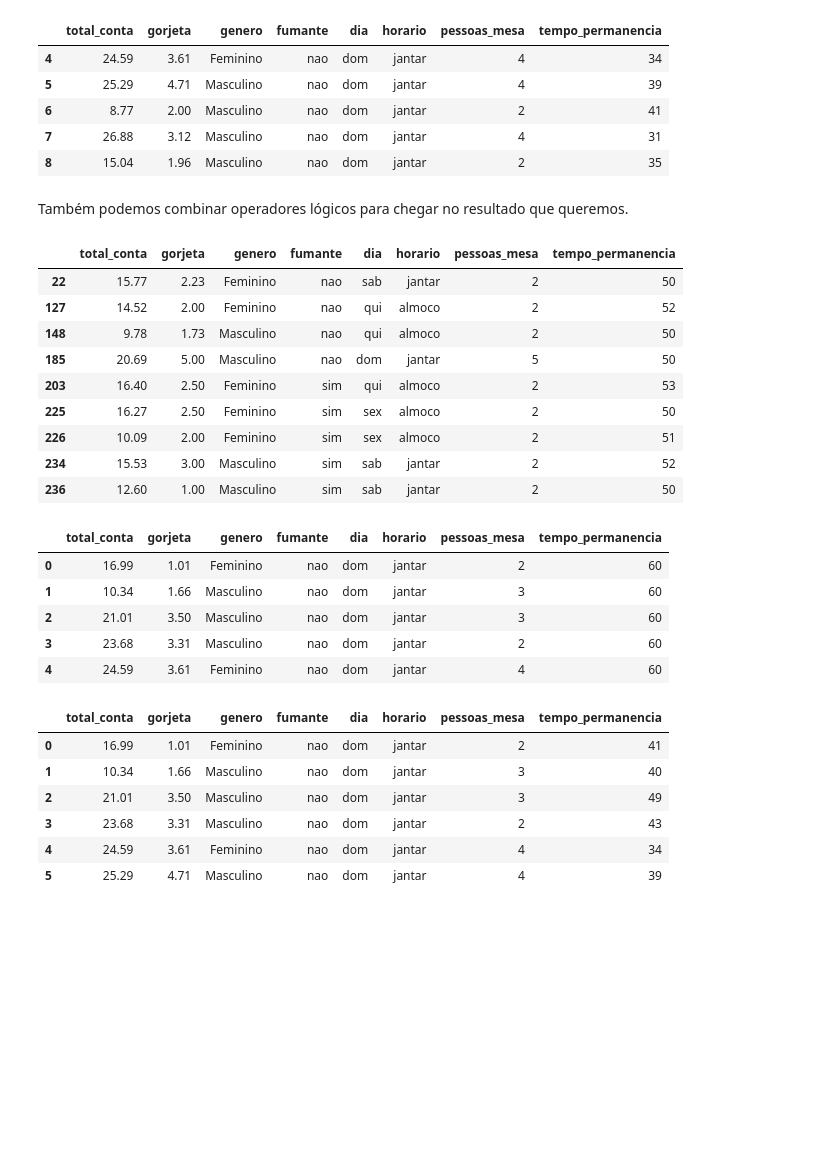
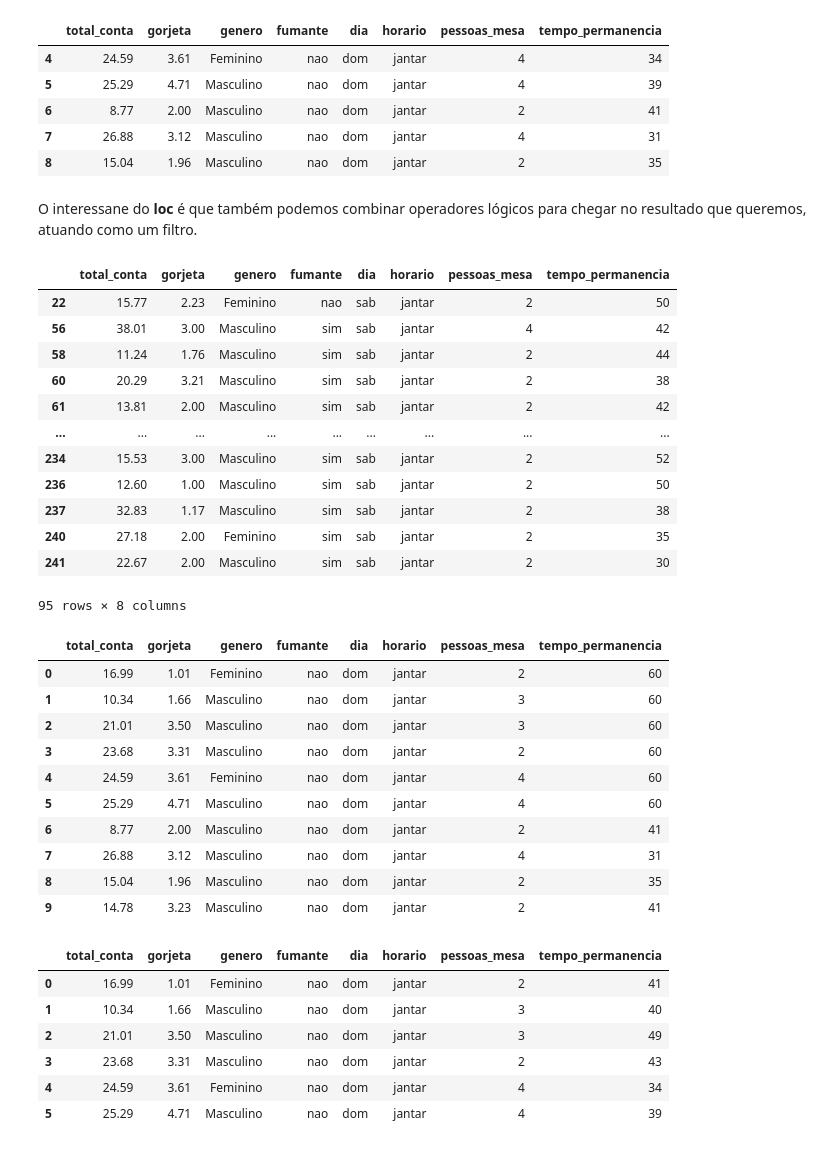
Before and after one commit to andreiporfiro/intro_python_verao_ime_2023, a Jupyter notebook: notebooks/aula02.ipynb, the cells around one changed output. Drawn from its saved outputs; the diff is of its cells as text; code cells hidden in the pictures; blank space fills up the shorter version.

```diff
--- a/notebooks/aula02.ipynb
+++ b/notebooks/aula02.ipynb
@@ -582,26 +599,29 @@ df.loc[4:8] # aqui o intervalo inclui o ultimo numero
 | 7 | 26.88 | 3.12 | Masculino | nao | dom | jantar | 4 | 31 |
 | 8 | 15.04 | 1.96 | Masculino | nao | dom | jantar | 2 | 35 |
 # %% [markdown]
-Também podemos combinar operadores lógicos para chegar no resultado que queremos.
+O interessane do **loc** é que também podemos combinar operadores lógicos para chegar no resultado que queremos, atuando como um filtro.
 # %%
 # vamos selecionar as entradas cujo *tempo_permanencia* seja maior de 50 minutos.
-df.loc[(df['tempo_permanencia']) >= 50]
+df.loc[(df['tempo_permanencia'] >= 50) & (df['genero'] == "Feminino") | (df['fumante'] == "sim")]
 # %% [output]
 |  | total_conta | gorjeta | genero | fumante | dia | horario | pessoas_mesa | tempo_permanencia |
 | 22 | 15.77 | 2.23 | Feminino | nao | sab | jantar | 2 | 50 |
-| 127 | 14.52 | 2.00 | Feminino | nao | qui | almoco | 2 | 52 |
-| 148 | 9.78 | 1.73 | Masculino | nao | qui | almoco | 2 | 50 |
-| 185 | 20.69 | 5.00 | Masculino | nao | dom | jantar | 5 | 50 |
-| 203 | 16.40 | 2.50 | Feminino | sim | qui | almoco | 2 | 53 |
-| 225 | 16.27 | 2.50 | Feminino | sim | sex | almoco | 2 | 50 |
-| 226 | 10.09 | 2.00 | Feminino | sim | sex | almoco | 2 | 51 |
+| 56 | 38.01 | 3.00 | Masculino | sim | sab | jantar | 4 | 42 |
+| 58 | 11.24 | 1.76 | Masculino | sim | sab | jantar | 2 | 44 |
+| 60 | 20.29 | 3.21 | Masculino | sim | sab | jantar | 2 | 38 |
+| 61 | 13.81 | 2.00 | Masculino | sim | sab | jantar | 2 | 42 |
+| ... | ... | ... | ... | ... | ... | ... | ... | ... |
 | 234 | 15.53 | 3.00 | Masculino | sim | sab | jantar | 2 | 52 |
 | 236 | 12.60 | 1.00 | Masculino | sim | sab | jantar | 2 | 50 |
+| 237 | 32.83 | 1.17 | Masculino | sim | sab | jantar | 2 | 38 |
+| 240 | 27.18 | 2.00 | Feminino | sim | sab | jantar | 2 | 35 |
+| 241 | 22.67 | 2.00 | Masculino | sim | sab | jantar | 2 | 30 |
+95 rows × 8 columns
 # %%
 #Mudando os 5 primeiros registros para um tempo de permanencia de 60min
-df2 = df.copy() # faco uma cópia do objeto
-df2.loc[0:5, 'tempo_permanencia'] = 60
-df2.head(5)
+df2 = df.copy() # cria uma cópia do objeto
+df2.loc[0:5, 'tempo_permanencia'] = 60 # mudando os registros de 0 a 5 para que todos tenham tempo de permanência igual a 60
+df2.head(10)
 # %% [output]
 |  | total_conta | gorjeta | genero | fumante | dia | horario | pessoas_mesa | tempo_permanencia |
 | 0 | 16.99 | 1.01 | Feminino | nao | dom | jantar | 2 | 60 |
@@ -609,4 +629,9 @@ df2.head(5)
 | 2 | 21.01 | 3.50 | Masculino | nao | dom | jantar | 3 | 60 |
 | 3 | 23.68 | 3.31 | Masculino | nao | dom | jantar | 2 | 60 |
 | 4 | 24.59 | 3.61 | Feminino | nao | dom | jantar | 4 | 60 |
+| 5 | 25.29 | 4.71 | Masculino | nao | dom | jantar | 4 | 60 |
+| 6 | 8.77 | 2.00 | Masculino | nao | dom | jantar | 2 | 41 |
+| 7 | 26.88 | 3.12 | Masculino | nao | dom | jantar | 4 | 31 |
+| 8 | 15.04 | 1.96 | Masculino | nao | dom | jantar | 2 | 35 |
+| 9 | 14.78 | 3.23 | Masculino | nao | dom | jantar | 2 | 41 |
 # %%
```
Also changed, not shown: parts of 57 cells of this notebook, 2 other files.
